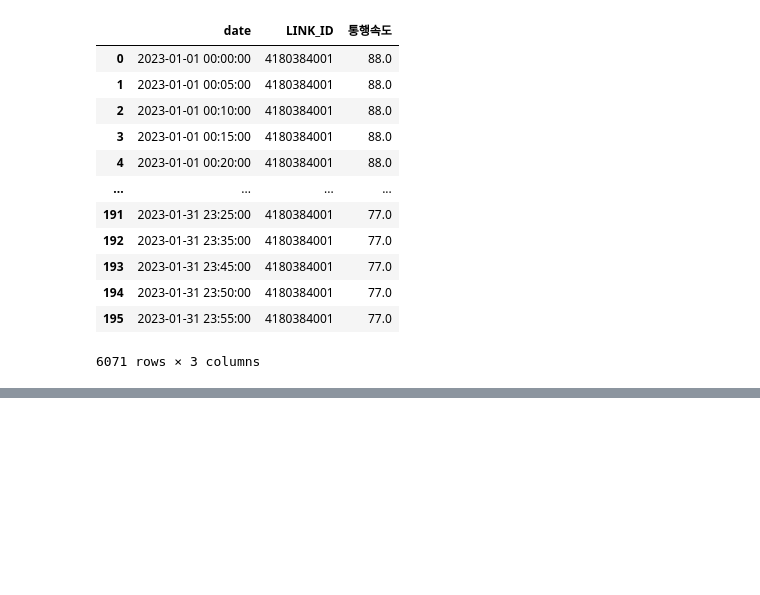
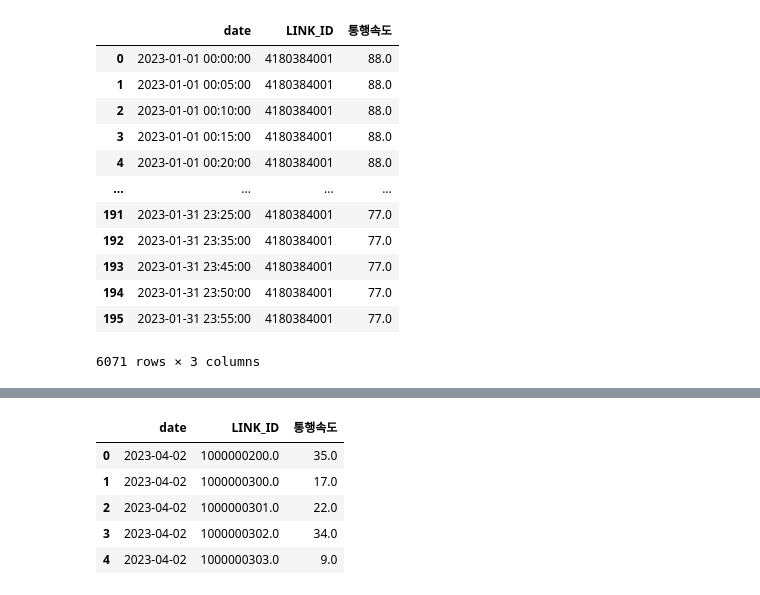
Before and after one commit to danawls/traffic_models, a Jupyter notebook: data_combine/1-1.ipynb, the cells around one changed output, grey strips where cells are left out. Saved outputs shown, nothing was run; the diff lists cells and outputs as text; code cells hidden in the pictures; blank space fills up the shorter version.

```diff
--- a/data_combine/1-1.ipynb
+++ b/data_combine/1-1.ipynb
@@ -469,0 +479,15 @@ com
+# %%
+c['date'] = ddf.to_datetime(c['생성일'].apply(get_big_date, meta=('생성일', 'object')) + ' ' + c['생성시분'].apply(get_time, meta=('생성시분', 'object')))
+c = c[pd.Index([c.columns[-1]]).append(c.columns[:-1])]
+c = c.rename(columns={'링크ID':'LINK_ID'})
+c = c.drop(['통행시간', '생성일', '생성시분'], axis=1)
+c = c.astype({'LINK_ID':'object'})
+# %%
+c.head()
+# %% [output]
+|  | date | LINK_ID | 통행속도 |
+| 0 | 2023-04-02 | 1000000200.0 | 35.0 |
+| 1 | 2023-04-02 | 1000000300.0 | 17.0 |
+| 2 | 2023-04-02 | 1000000301.0 | 22.0 |
+| 3 | 2023-04-02 | 1000000302.0 | 34.0 |
+| 4 | 2023-04-02 | 1000000303.0 | 9.0 |
```
Also changed, not shown: parts of 5 cells of this notebook, 38 other files.
